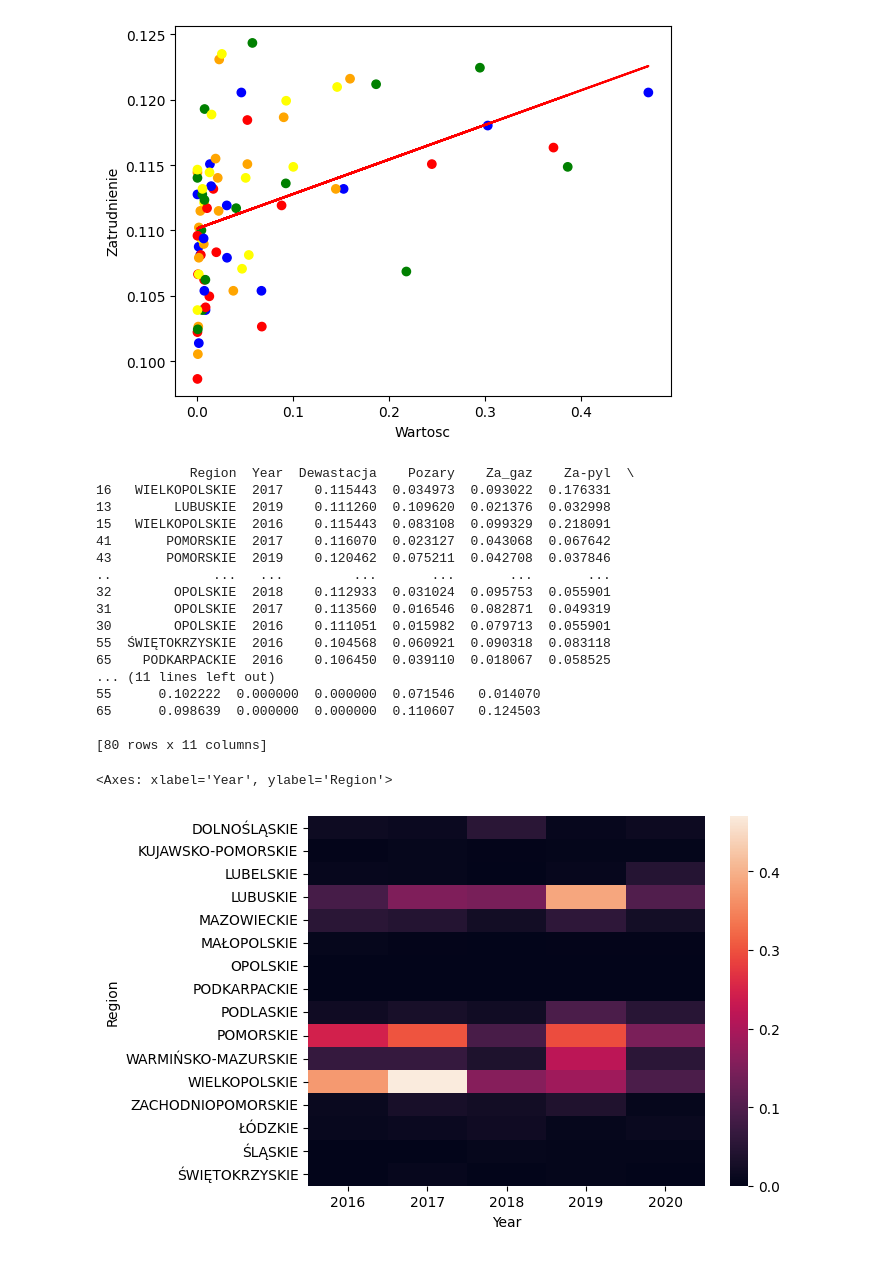
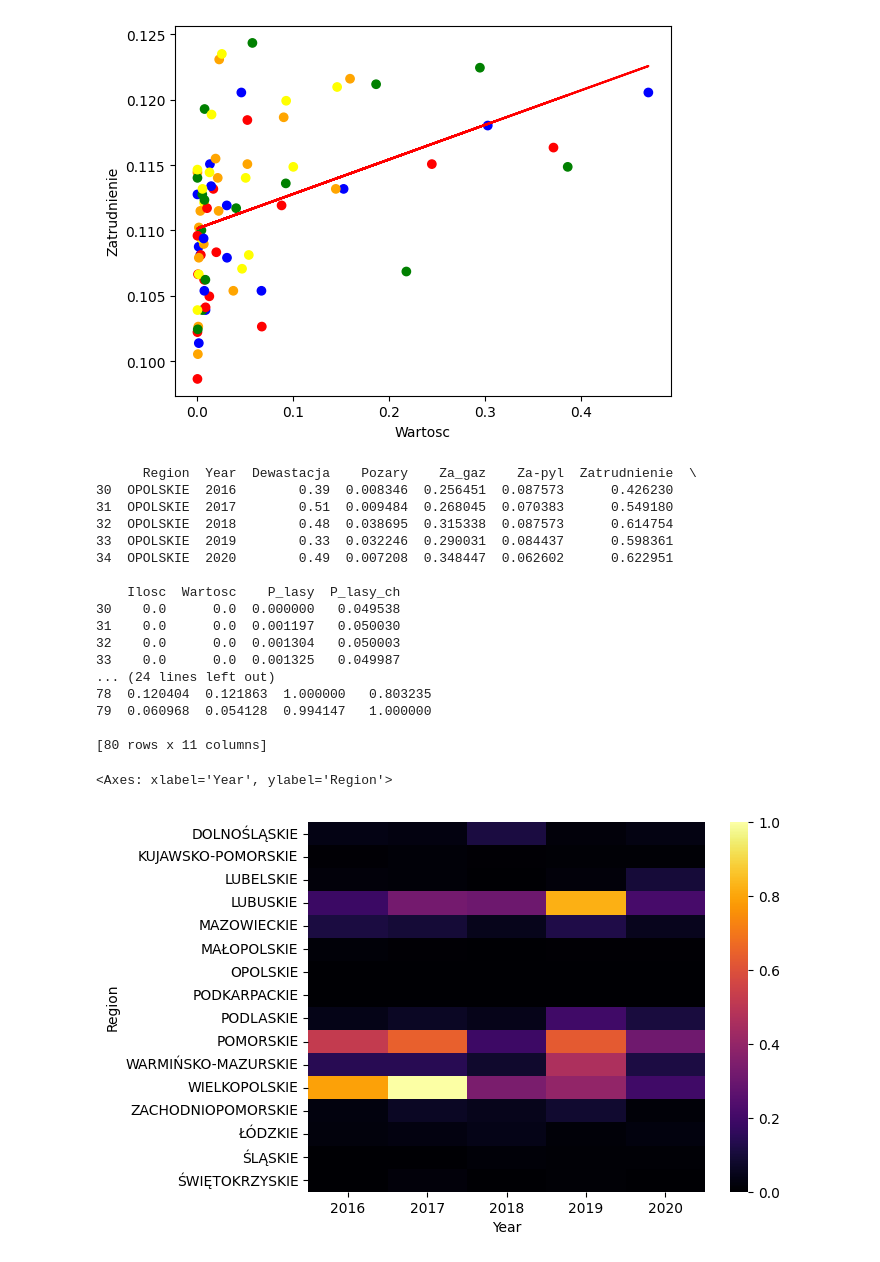
Before and after one commit to AleksandraJuchniewicz/Analiza-danych, a Jupyter notebook: Wykresy.ipynb, the cells around one changed output. Saved outputs shown, nothing was run; the diff lists cells and outputs as text; code cells hidden in the pictures.

```diff
--- a/Wykresy.ipynb
+++ b/Wykresy.ipynb
@@ -130,12 +130,17 @@ def pos_norm(x):
     return (x - np.nanmedian(x)) / (
         np.nanpercentile(x, 75) - np.nanpercentile(x, 25)
     )
+def uni_norm(x):
+    return (x - np.nanmin(x)) / (np.nanmax(x) - np.nanmin(x))
 data_norm_2 = df_stand.apply(pos_norm)
 data_norm_pos = df_all[["Region", "Year"]].merge(data_norm_2, left_index=True, right_index=True)
+data_norm_4 = df_stand.apply(uni_norm)
+data_norm_uni = df_all[["Region", "Year"]].merge(data_norm_4, left_index=True, right_index=True)
 
 print(data_norm_z.head())
 print(data_norm_vec.head())
 print(data_norm_pos.head())
+print(data_norm_uni.head())
 # %% [output]
 (80, 11)
         Region  Year  Dewastacja  Pozary      Za_gaz  Za-pyl  Zatrudnienie  \
@@ -608,25 +623,26 @@ plt.show()
 [figure]
 # %%
 import seaborn as sns
-print(data_norm_vec.sort_values(by=["Wartosc","Year"],ascending=False))
-sns.heatmap(data_norm_vec.sort_values(by=["Wartosc"],ascending=False).pivot(index="Region", columns="Year", values="Wartosc"))
+print(data_norm_uni[data_norm_uni['Region'] == 'OPOLSKIE'])
+print(data_norm_uni)
+sns.heatmap(data_norm_uni.sort_values(by=["Region"],ascending=False).pivot(index="Region", columns="Year", values="Wartosc"), cmap='inferno')
 # %% [output]
-            Region  Year  Dewastacja    Pozary    Za_gaz    Za-pyl  \
-16   WIELKOPOLSKIE  2017    0.115443  0.034973  0.093022  0.176331
-13        LUBUSKIE  2019    0.111260  0.109620  0.021376  0.032998
-15   WIELKOPOLSKIE  2016    0.115443  0.083108  0.099329  0.218091
-41       POMORSKIE  2017    0.116070  0.023127  0.043068  0.067642
-43       POMORSKIE  2019    0.120462  0.075211  0.042708  0.037846
-..             ...   ...         ...       ...       ...       ...
-32        OPOLSKIE  2018    0.112933  0.031024  0.095753  0.055901
-31        OPOLSKIE  2017    0.113560  0.016546  0.082871  0.049319
-30        OPOLSKIE  2016    0.111051  0.015982  0.079713  0.055901
-55  ŚWIĘTOKRZYSKIE  2016    0.104568  0.060921  0.090318  0.083118
-65    PODKARPACKIE  2016    0.106450  0.039110  0.018067  0.058525
-... (11 lines left out)
-55      0.102222  0.000000  0.000000  0.071546   0.014070
-65      0.098639  0.000000  0.000000  0.110607   0.124503
+      Region  Year  Dewastacja    Pozary    Za_gaz    Za-pyl  Zatrudnienie  \
+30  OPOLSKIE  2016        0.39  0.008346  0.256451  0.087573      0.426230
+31  OPOLSKIE  2017        0.51  0.009484  0.268045  0.070383      0.549180
+32  OPOLSKIE  2018        0.48  0.038695  0.315338  0.087573      0.614754
+33  OPOLSKIE  2019        0.33  0.032246  0.290031  0.084437      0.598361
+34  OPOLSKIE  2020        0.49  0.007208  0.348447  0.062602      0.622951
+
+    Ilosc  Wartosc    P_lasy  P_lasy_ch
+30    0.0      0.0  0.000000   0.049538
+31    0.0      0.0  0.001197   0.050030
+32    0.0      0.0  0.001304   0.050003
+33    0.0      0.0  0.001325   0.049987
+... (24 lines left out)
+78  0.120404  0.121863  1.000000   0.803235
+79  0.060968  0.054128  0.994147   1.000000
 
 [80 rows x 11 columns]
 <Axes: xlabel='Year', ylabel='Region'>
-[figure, old version]
+[figure, new version]
```
Also changed, not shown: parts of 3 cells of this notebook.
